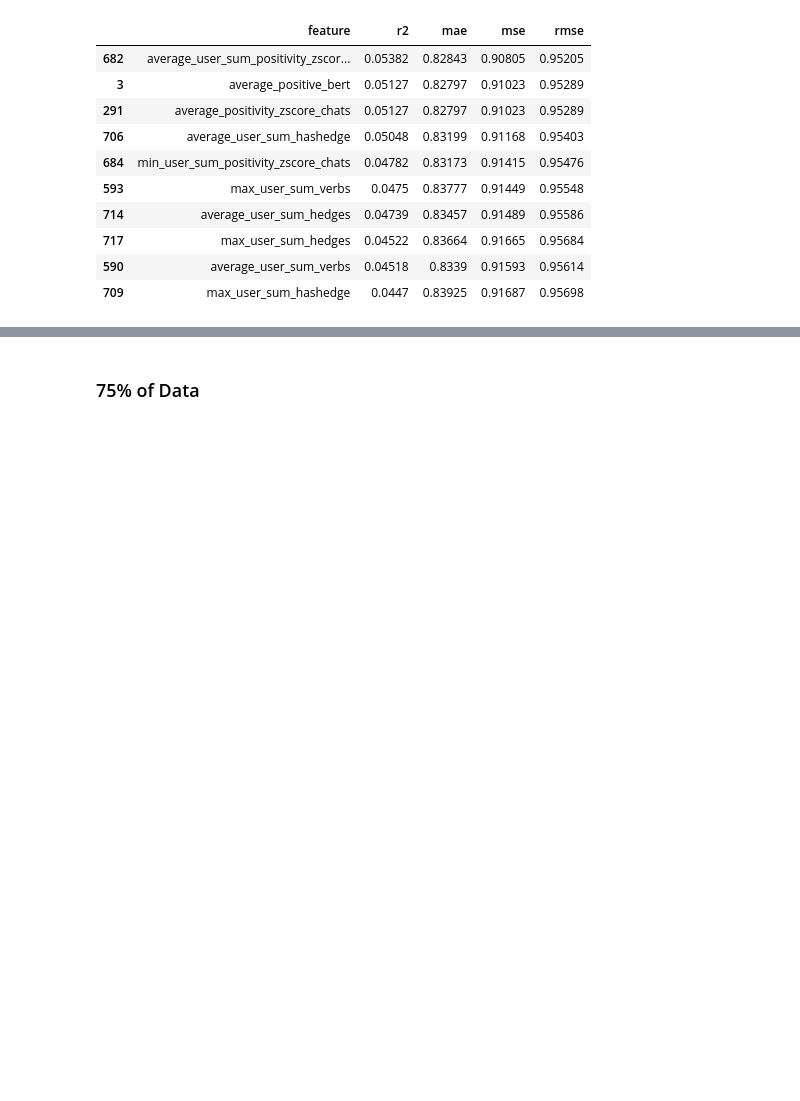
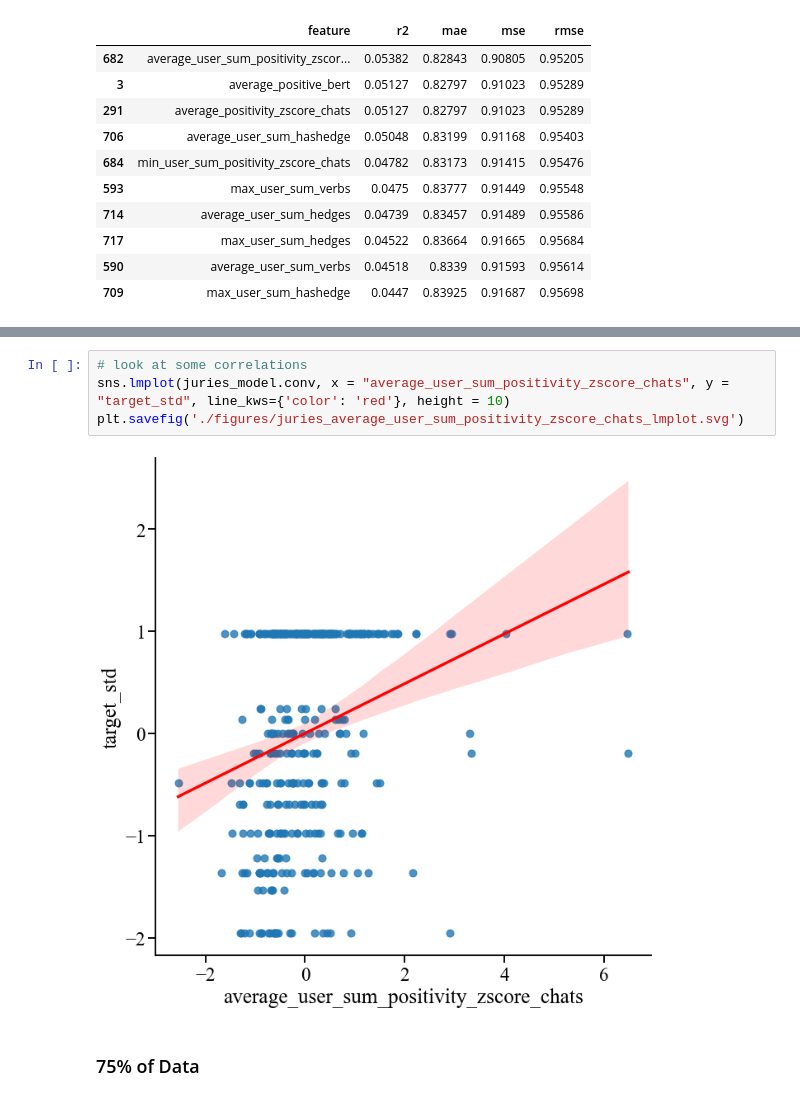
Before and after one commit to Watts-Lab/team_comm_tools, a Jupyter notebook: feature_engine/model/model_per_task_simple_linear_models.ipynb, the cells around one changed output, grey strips where cells are left out. Saved outputs shown, nothing was run; the diff lists cells and outputs as text; blank space fills up the shorter version.

```diff
--- a/feature_engine/model/model_per_task_simple_linear_models.ipynb
+++ b/feature_engine/model/model_per_task_simple_linear_models.ipynb
@@ -230,3 +253,9 @@ jury_test_metrics.head(10)
+# %%
+# look at some correlations
+sns.lmplot(juries_model.conv, x = "average_user_sum_positivity_zscore_chats", y = "target_std", line_kws={'color': 'red'}, height = 10)
+plt.savefig('./figures/juries_average_user_sum_positivity_zscore_chats_lmplot.svg')
+# %% [output]
+[figure, added]
 # %% [markdown]
 ### 75% of Data
 # %%
```
Also changed, not shown: parts of 11 cells of this notebook, 46 other files.
